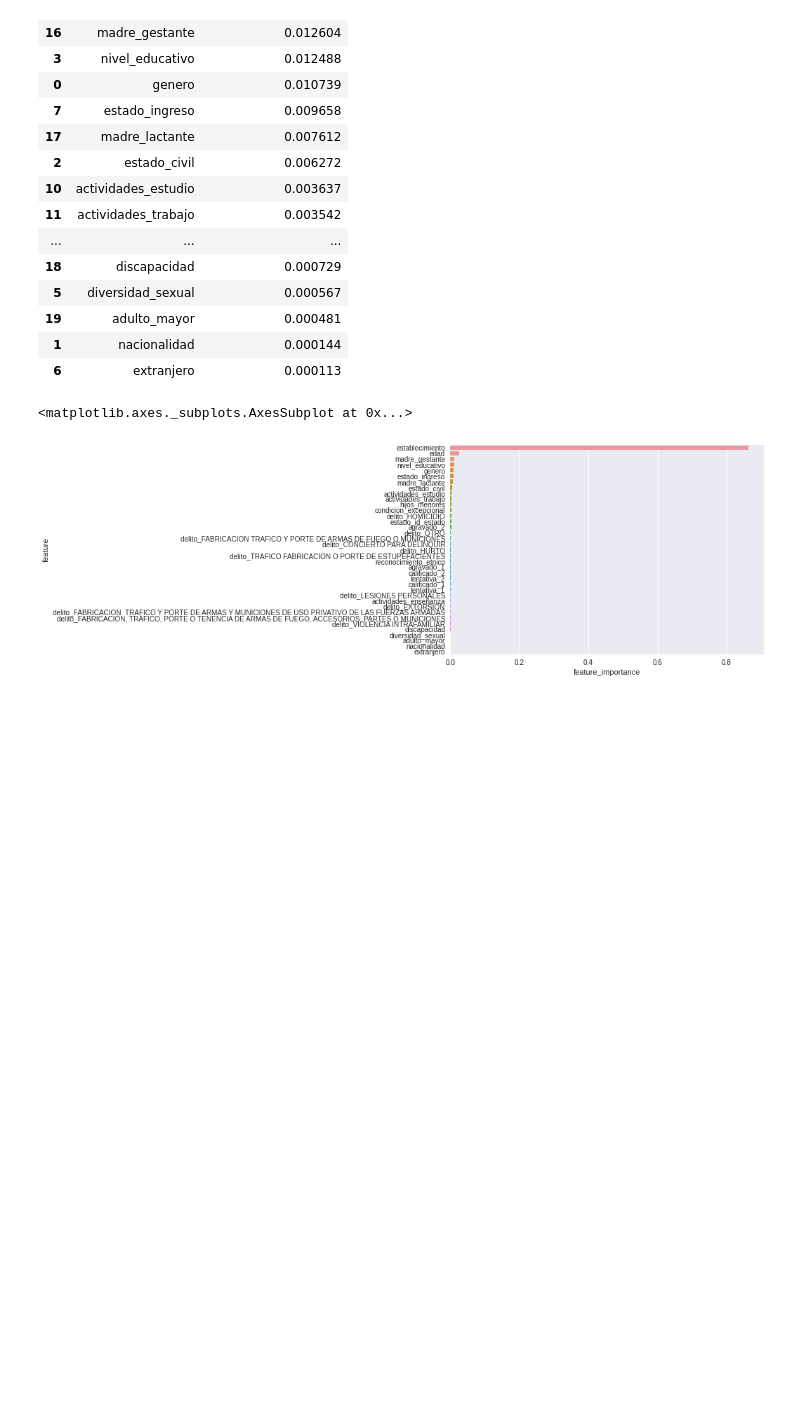
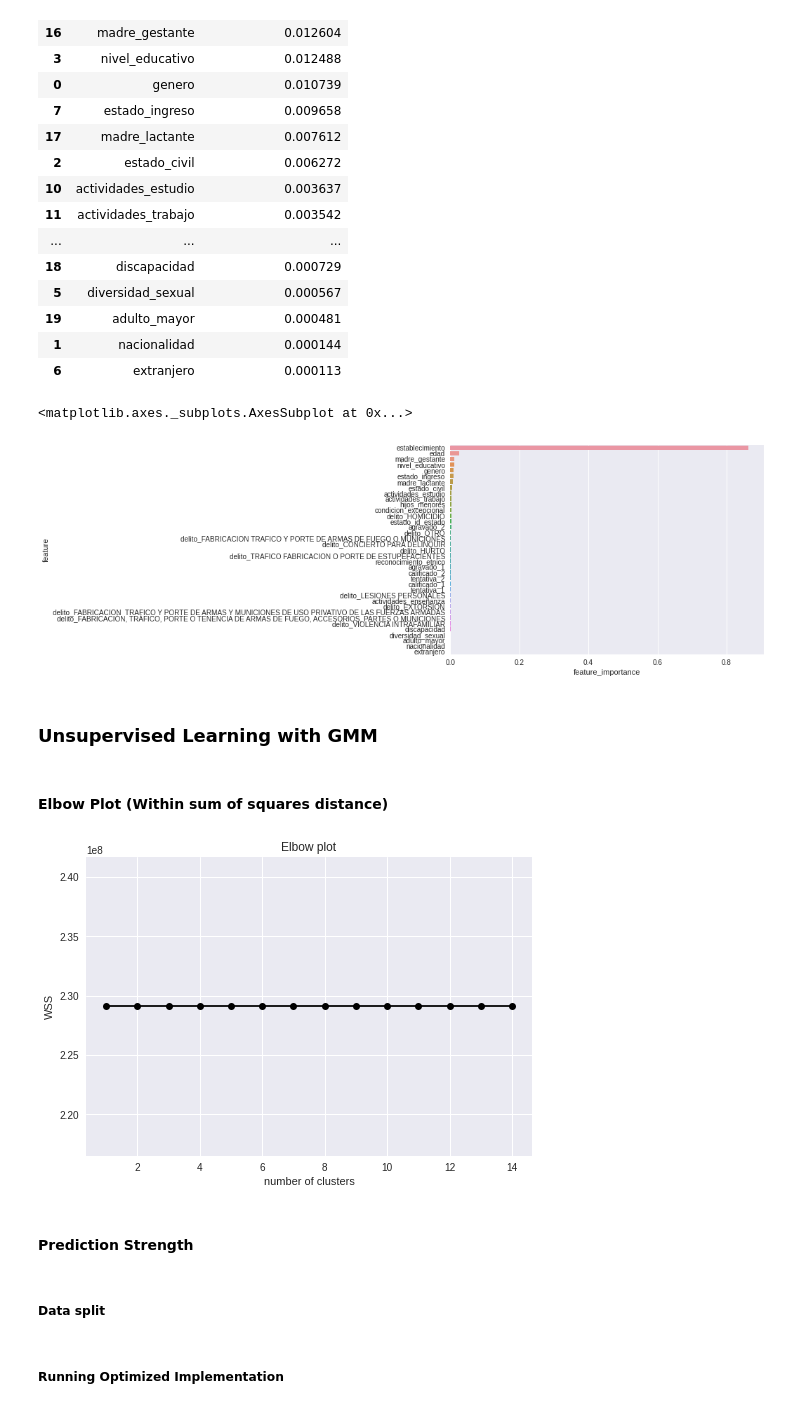
Before and after one commit to dehoyosb/MinJusticia_team77_DS4A_Project, a Jupyter notebook: app/unsupervised_learning_daniel.ipynb, the cells around one changed output. Drawn from its saved outputs; the diff is of its cells as text; code cells hidden in the pictures; blank space fills up the shorter version.

```diff
--- a/app/unsupervised_learning_daniel.ipynb
+++ b/app/unsupervised_learning_daniel.ipynb
@@ -854,3 +748,18 @@ sns.barplot(x='feature_importance', y="feature", data=lg_coeffs)
 # %% [output]
 <matplotlib.axes._subplots.AxesSubplot at 0x...>
 [figure]
+# %% [markdown]
+### Unsupervised Learning with GMM
+# %% [markdown]
+#### Elbow Plot (Within sum of squares distance)
+# %%
+gmm = GaussianMixture(n_components=5, covariance_type = 'diag', random_state=42)
+gmm.fit(data_enc)
+c_labels = gmm.predict(data_enc)
+# %%
+wss = 0
+for k in np.unique(c_labels):
+    c_idx = c_labels == k
+    d_ck = data_enc[c_idx]
+    center = gmm.means_[k]
+    wss += ((d_ck - center) ** 2).sum()
@@ -856,0 +768,31 @@ sns.barplot(x='feature_importance', y="feature", data=lg_coeffs)
+# %%
+# setting the range of k
+clusters = range(1, 15)
+
+# running the clustering
+wss_list = []
+
+for k in clusters:
+    gmm = GaussianMixture(n_components=5, covariance_type = 'diag', random_state=42)
+    gmm.fit(data_enc)
+    c_labels = gmm.predict(data_enc)
+    wss = 0
+    for k in np.unique(c_labels):
+        c_idx = c_labels == k
+        d_ck = data_enc[c_idx]
+        center = gmm.means_[k]
+        wss += ((d_ck - center) ** 2).sum()
+    wss_list.append(wss)
+
+# plotting
+_, ax = plt.subplots()
+ax.plot(clusters, wss_list, '-o', color='black')
+ax.set(title='Elbow plot',
+       xlabel='number of clusters',
+       ylabel='WSS');
+# %% [output]
+[figure, added]
+# %% [markdown]
+#### Prediction Strength
+# %% [markdown]
+##### Data split
@@ -856,0 +805,2 @@ sns.barplot(x='feature_importance', y="feature", data=lg_coeffs)
+# %% [markdown]
+##### Running Optimized Implementation
```
Also changed, not shown: parts of 68 cells of this notebook.
